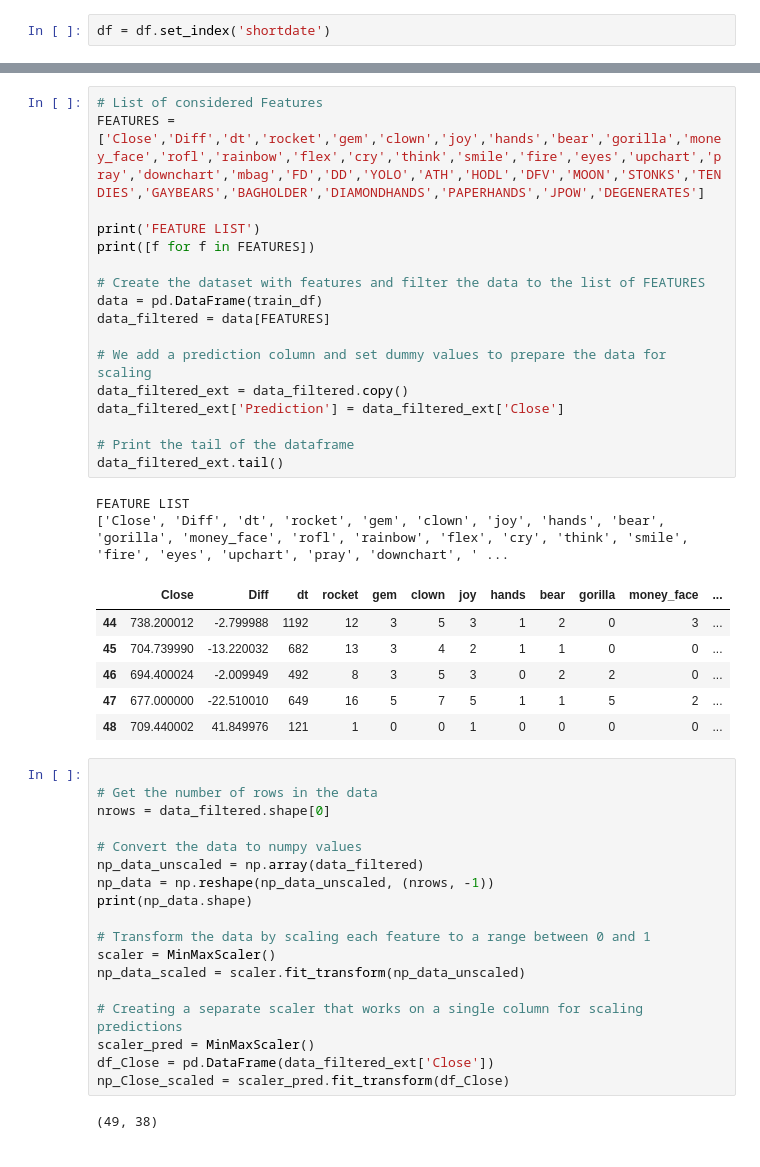
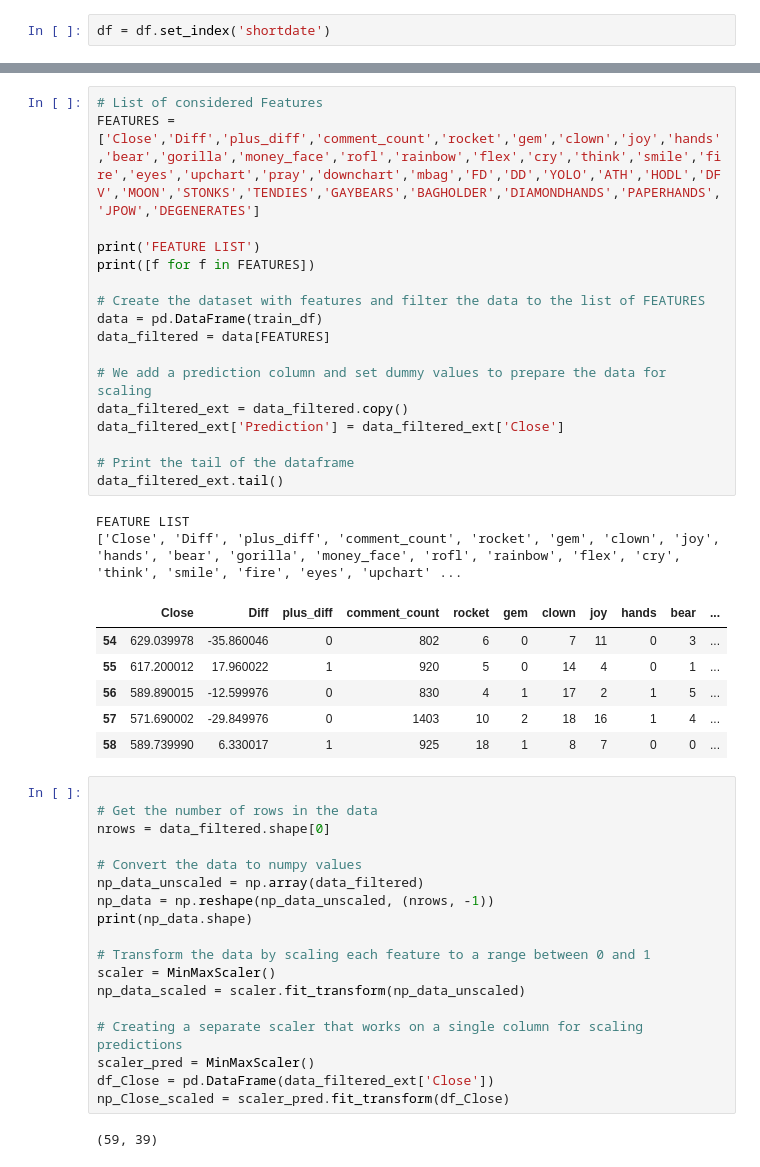
Before and after one commit to carlclifford/Capstone3, a Jupyter notebook: Capstone3_Modeling.ipynb, the cells around one changed output, grey strips where cells are left out. Saved outputs shown, nothing was run; the diff lists cells and outputs as text.

```diff
--- a/Capstone3_Modeling.ipynb
+++ b/Capstone3_Modeling.ipynb
@@ -119,30 +129,30 @@ Index(['2021-02-01', '2021-02-02', '2021-02-03', '2021-02-08', '2021-02-09',
       dtype='object', name='shortdate')
 # %%
 # List of considered Features
-FEATURES = ['Close','Diff','dt','rocket','gem','clown','joy','hands','bear','gorilla','money_face','rofl','rainbow','flex','cry','think','smile','fire','eyes','upchart','pray','downchart','mbag','FD','DD','YOLO','ATH','HODL','DFV','MOON','STONKS','TENDIES','GAYBEARS','BAGHOLDER','DIAMONDHANDS','PAPERHANDS','JPOW','DEGENERATES']
+FEATURES = ['Close','Diff','plus_diff','comment_count','rocket','gem','clown','joy','hands','bear','gorilla','money_face','rofl','rainbow','flex','cry','think','smile','fire','eyes','upchart','pray','downchart','mbag','FD','DD','YOLO','ATH','HODL','DFV','MOON','STONKS','TENDIES','GAYBEARS','BAGHOLDER','DIAMONDHANDS','PAPERHANDS','JPOW','DEGENERATES']
 
 print('FEATURE LIST')
 print([f for f in FEATURES])
 
 # Create the dataset with features and filter the data to the list of FEATURES
 data = pd.DataFrame(train_df)
 data_filtered = data[FEATURES]
 
 # We add a prediction column and set dummy values to prepare the data for scaling
 data_filtered_ext = data_filtered.copy()
 data_filtered_ext['Prediction'] = data_filtered_ext['Close']
 
 # Print the tail of the dataframe
 data_filtered_ext.tail()
 # %% [output]
 FEATURE LIST
-['Close', 'Diff', 'dt', 'rocket', 'gem', 'clown', 'joy', 'hands', 'bear', 'gorilla', 'money_face', 'rofl', 'rainbow', 'flex', 'cry', 'think', 'smile', 'fire', 'eyes', 'upchart', 'pray', 'downchart', ' ...
+['Close', 'Diff', 'plus_diff', 'comment_count', 'rocket', 'gem', 'clown', 'joy', 'hands', 'bear', 'gorilla', 'money_face', 'rofl', 'rainbow', 'flex', 'cry', 'think', 'smile', 'fire', 'eyes', 'upchart' ...
-|  | Close | Diff | dt | rocket | gem | clown | joy | hands | bear | gorilla | money_face | ... |
-| 44 | 738.200012 | -2.799988 | 1192 | 12 | 3 | 5 | 3 | 1 | 2 | 0 | 3 | ... |
-| 45 | 704.739990 | -13.220032 | 682 | 13 | 3 | 4 | 2 | 1 | 1 | 0 | 0 | ... |
-| 46 | 694.400024 | -2.009949 | 492 | 8 | 3 | 5 | 3 | 0 | 2 | 2 | 0 | ... |
-| 47 | 677.000000 | -22.510010 | 649 | 16 | 5 | 7 | 5 | 1 | 1 | 5 | 2 | ... |
-| 48 | 709.440002 | 41.849976 | 121 | 1 | 0 | 0 | 1 | 0 | 0 | 0 | 0 | ... |
+|  | Close | Diff | plus_diff | comment_count | rocket | gem | clown | joy | hands | bear | ... |
+| 54 | 629.039978 | -35.860046 | 0 | 802 | 6 | 0 | 7 | 11 | 0 | 3 | ... |
+| 55 | 617.200012 | 17.960022 | 1 | 920 | 5 | 0 | 14 | 4 | 0 | 1 | ... |
+| 56 | 589.890015 | -12.599976 | 0 | 830 | 4 | 1 | 17 | 2 | 1 | 5 | ... |
+| 57 | 571.690002 | -29.849976 | 0 | 1403 | 10 | 2 | 18 | 16 | 1 | 4 | ... |
+| 58 | 589.739990 | 6.330017 | 1 | 925 | 18 | 1 | 8 | 7 | 0 | 0 | ... |
 # %%
 
 # Get the number of rows in the data
@@ -162,6 +172,6 @@ scaler_pred = MinMaxScaler()
 df_Close = pd.DataFrame(data_filtered_ext['Close'])
 np_Close_scaled = scaler_pred.fit_transform(df_Close)
 # %% [output]
-(49, 38)
+(59, 39)
 # %%
 # Set the sequence length - this is the timeframe used to make a single prediction
```
Also changed, not shown: parts of 25 cells of this notebook, 2 other files.
